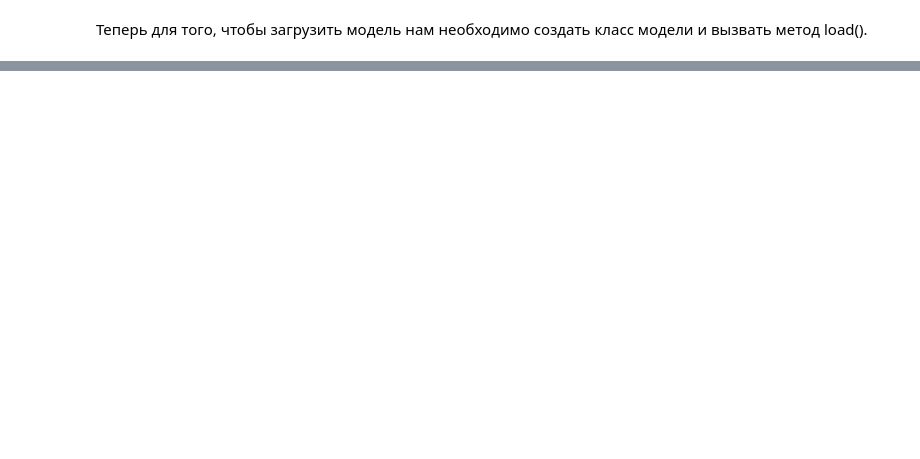
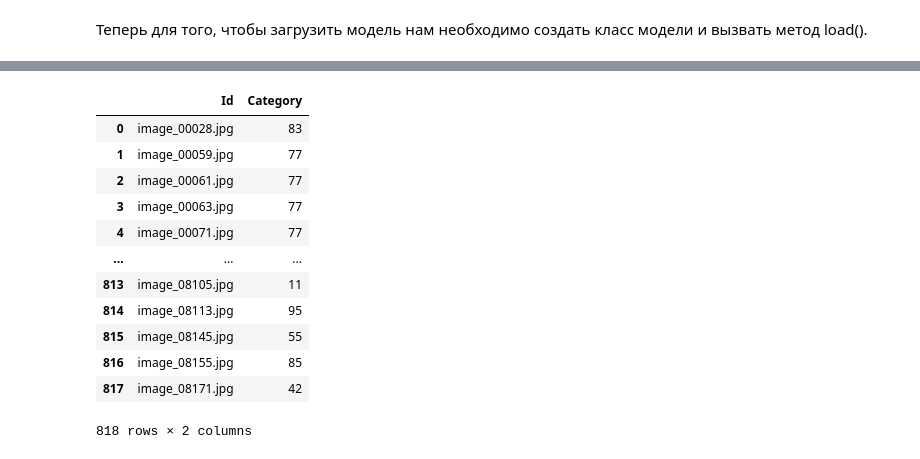
Before and after one commit to delhian/cv_course, a Jupyter notebook: Home Tasks/flower_classification.ipynb, the cells around one changed output, grey strips where cells are left out. Cells and saved outputs as stored; diff of their text form; code cells hidden in the pictures; blank space fills up the shorter version.

```diff
--- a/Home Tasks/flower_classification.ipynb
+++ b/Home Tasks/flower_classification.ipynb
@@ -344,0 +298,29 @@ NameError: ignored
+# %%
+testloader = DataLoader(test_dataset, batch_size=len(test_dataset), shuffle=False)
+# %%
+images, filename = next(iter(testloader))
+images = images.to(device)
+output = net(images)
+output = output.argmax(1).cpu().numpy()
+Id_Category_map = {x:y for (x ,y) in zip(filename, output)}
+# %%
+submission = pd.read_csv('sample_submission.csv')
+
+submission['Category'] = submission['Id'].map(Id_Category_map)
+# %%
+submission.to_csv('submission.csv', index=False)
+pd.read_csv('submission.csv')
+# %% [output]
+|  | Id | Category |
+| 0 | image_00028.jpg | 83 |
+| 1 | image_00059.jpg | 77 |
+| 2 | image_00061.jpg | 77 |
+| 3 | image_00063.jpg | 77 |
+| 4 | image_00071.jpg | 77 |
+| ... | ... | ... |
+| 813 | image_08105.jpg | 11 |
+| 814 | image_08113.jpg | 95 |
+| 815 | image_08145.jpg | 55 |
+| 816 | image_08155.jpg | 85 |
+| 817 | image_08171.jpg | 42 |
+818 rows × 2 columns
```
Also changed, not shown: parts of 35 cells of this notebook.
